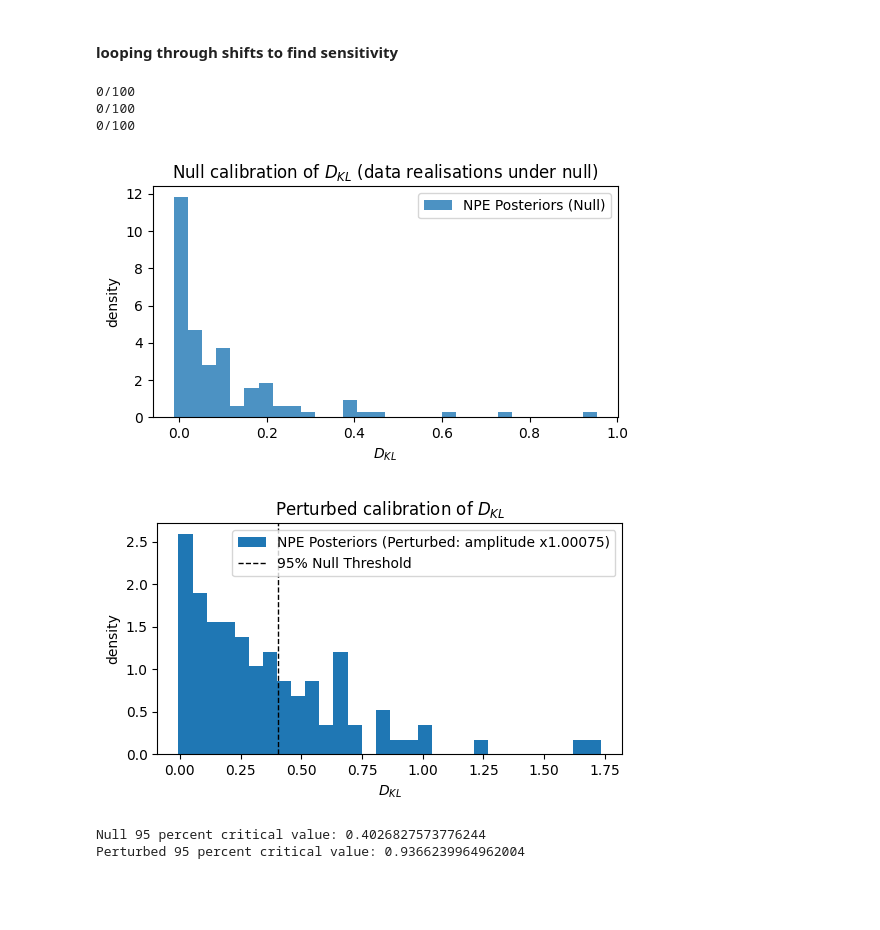
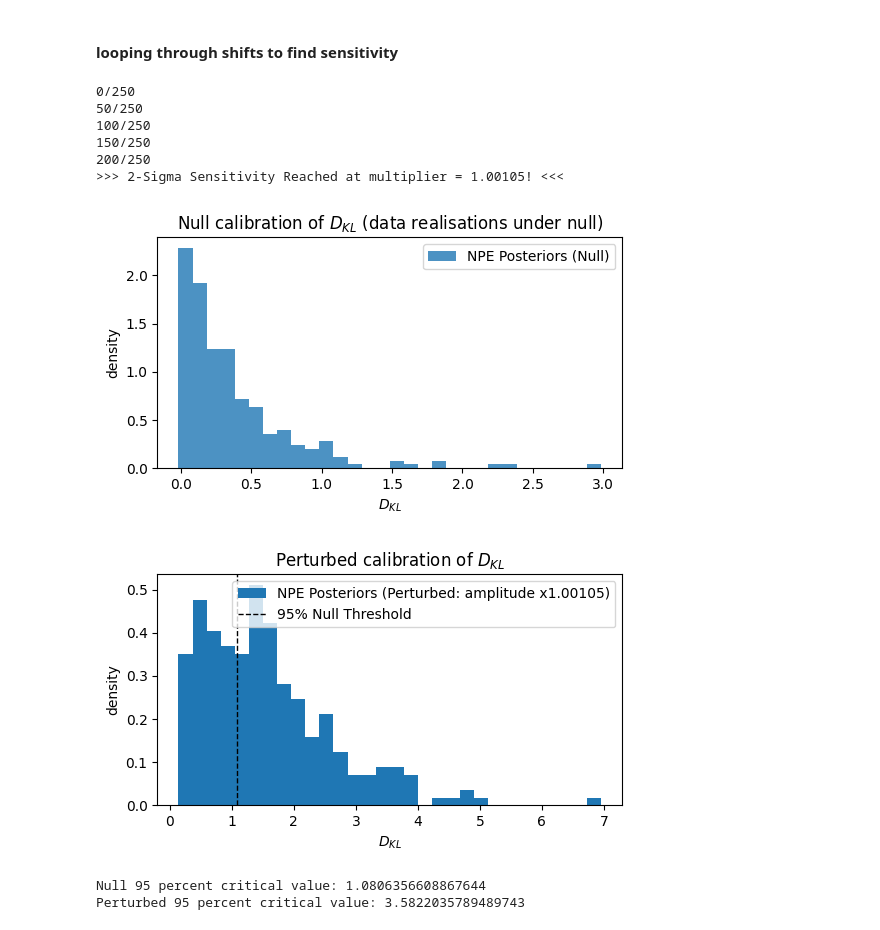
Before and after one commit to jayvasireddy/Part-III-Research-Project, a Jupyter notebook: Cmb_Test_signal_perturbation.ipynb, the cells around one changed output. Saved outputs shown, nothing was run; the diff lists cells and outputs as text; code cells hidden in the pictures; blank space fills up the shorter version.

Commit message:
ran signal perturbation

```diff
--- a/Cmb_Test_signal_perturbation.ipynb
+++ b/Cmb_Test_signal_perturbation.ipynb
@@ -303,7 +303,7 @@ beam_base = 5.0  # arcmin
 # Calibration uncertainty: multiplicative factor on the observed signal amplitude
 # Split 1 uses amplitude_scale=1.0 (null), Split 2 uses amplitude_scale=amplitude_systematic
 amplitude_null       = 1.0       # no systematic
-amplitude_systematic = 1.001     # 0.1% upward rescaling of signal (calibration uncertainty)
+amplitude_systematic = 1.00075     # 0.075% upward rescaling of signal (calibration uncertainty)
 
 # Build Compressor using the null instrument (beam_base, nl_base)
 # Compressor is fixed at the null — intentional mismatch with systematic data
@@ -324,7 +324,7 @@ ns
 # FIX: kept as torch.tensor so true_val[None,:] works in pairplot
 theta_true = torch.tensor([67.5, 0.022, 0.122, 2e-9, 0.965])
 
-num_simulations = 1_000
+num_simulations = 5_000
 prior = define_uniform_prior()
 theta = generate_theta(prior, num_simulations)
 
@@ -732,7 +741,3 @@ def calibrate_null_dkl_and_perturbed(null_posterior, prior, N, n_theta, compress
     print("Perturbed 95 percent critical value:", crit_val_95_perturbed)
 
     return dkls, crit_val_95, dkls_perturbed, crit_val_95_perturbed
-# %%
-dkls, crit_val_95, dkls_perturbed, crit_val_95_perturbed = calibrate_null_dkl_and_perturbed(
-    posterior1_direct, prior, 100, 500, my_compressor, nl_base, beam_base, amplitude_systematic
-)
@@ -761,7 +756,7 @@ def calibrate_null_dkl_and_perturb_mean(null_posterior, prior, N, n_theta, compr
     dkls = np.zeros(N) # to store dkls
     dkls_perturbed  = np.zeros(N)
     for i in range(N):
-        if i % 100 == 0:
+        if i % 50 == 0:
             print(f"{i}/{N}")
 
         #obtain data splits generated by same simulation process
@@ -796,12 +791,12 @@ def calibrate_null_dkl_and_perturb_mean(null_posterior, prior, N, n_theta, compr
 
     return dkls, crit_val_95, dkls_perturbed, crit_val_95_perturbed, median_perturbed
 # %%
-multipliers_to_test = [1.00025,1.0005, 1.00075]  # sweep beam_base * x
+multipliers_to_test = [1.00105, 1.0011]  # sweep beam_base * x
 sensitivity_threshold_reached = False
 
 for multiplier_val in multipliers_to_test:
     results = calibrate_null_dkl_and_perturb_mean(
-        posterior1_direct, prior, 100, 500, my_compressor, nl_base, beam_base, multiplier=multiplier_val
+        posterior1_direct, prior, 250, 500, my_compressor, nl_base, beam_base, multiplier=multiplier_val
     )
     null_threshold    = results[1]  # crit_val_95
     perturbed_median  = results[4]  # median_perturbed
@@ -817,40 +812,43 @@ dkls_perturbed        = results[2]
 crit_val_95_perturbed = results[3]
 median_perturbed      = results[4]
 
 # ==========================================
 # NULL CALIBRATION PLOT
 # ==========================================
 plt.figure(figsize=(6, 3))
 plt.hist(dkls, bins=30, density=True, alpha=0.8, color='tab:blue', label='NPE Posteriors (Null)')
 plt.legend()
 plt.xlabel(r"$D_{KL}$")
 plt.ylabel("density")
 plt.title(r"Null calibration of $D_{KL}$ (data realisations under null)")
 plt.show()
 
 # ==========================================
 # PERTURBED CALIBRATION PLOT
 # ==========================================
 plt.figure(figsize=(6, 3))
 plt.hist(dkls_perturbed, bins=30, density=True, color='tab:blue',
          label=f'NPE Posteriors (Perturbed: amplitude x{multiplier_val})')
 plt.axvline(crit_val_95, color='black', linestyle='dashed', linewidth=1, label='95% Null Threshold')
 plt.legend()
 plt.xlabel(r"$D_{KL}$")
 plt.ylabel("density")
 plt.title(r"Perturbed calibration of $D_{KL}$")
 plt.show()
 
 print("Null 95 percent critical value:", crit_val_95)
 print("Perturbed 95 percent critical value:", crit_val_95_perturbed)
 # %% [output]
-0/100
-0/100
-0/100
+0/250
+50/250
+100/250
+150/250
+200/250
+>>> 2-Sigma Sensitivity Reached at multiplier = 1.00105! <<<
-[figure, old version]
+[figure, new version]
-[figure, old version]
+[figure, new version]
-Null 95 percent critical value: 0.4026827573776244
-Perturbed 95 percent critical value: 0.9366239964962004
+Null 95 percent critical value: 1.0806356608867644
+Perturbed 95 percent critical value: 3.5822035789489743
 # %%
 import numpy as np
 import matplotlib.pyplot as plt
```
Also changed, not shown: parts of 11 cells of this notebook.
